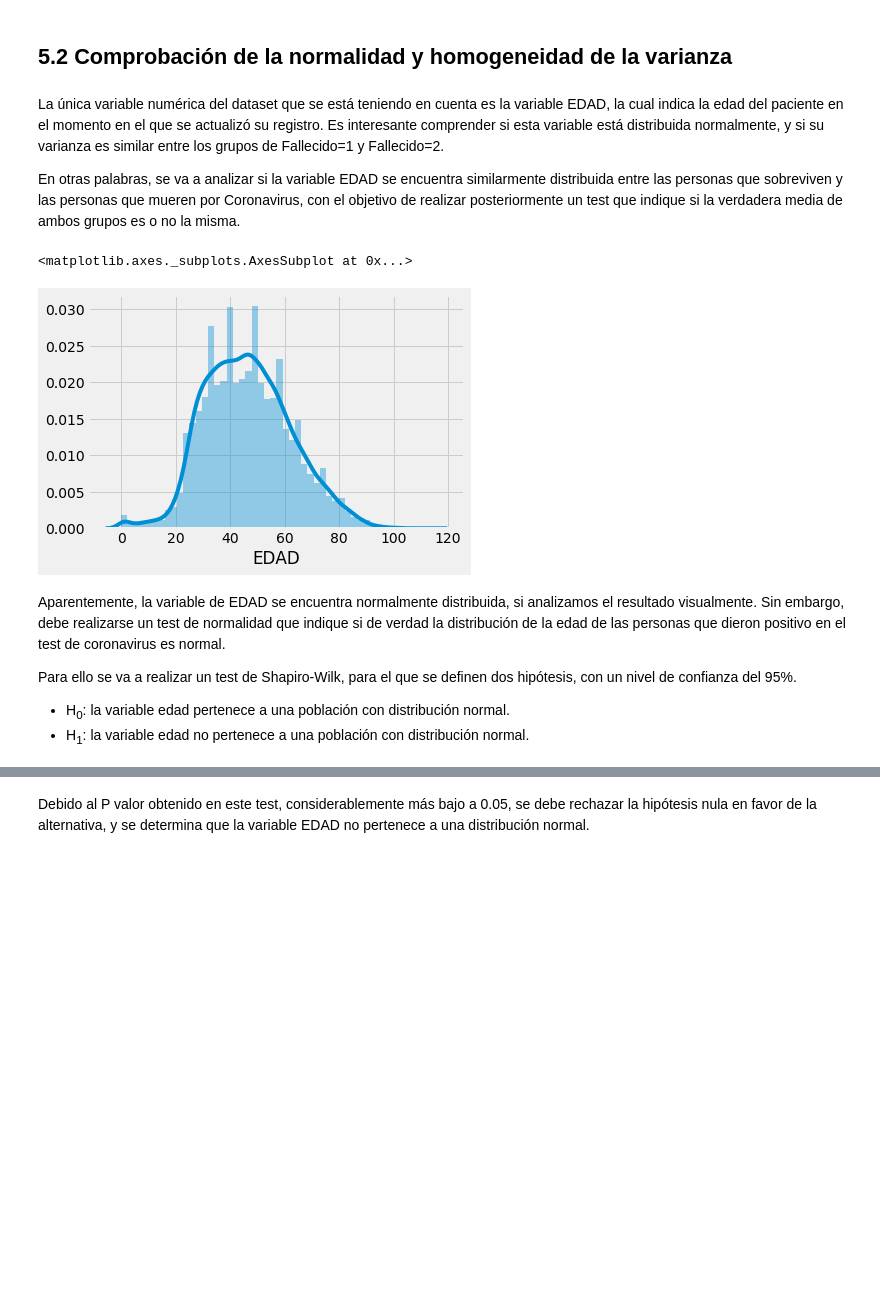
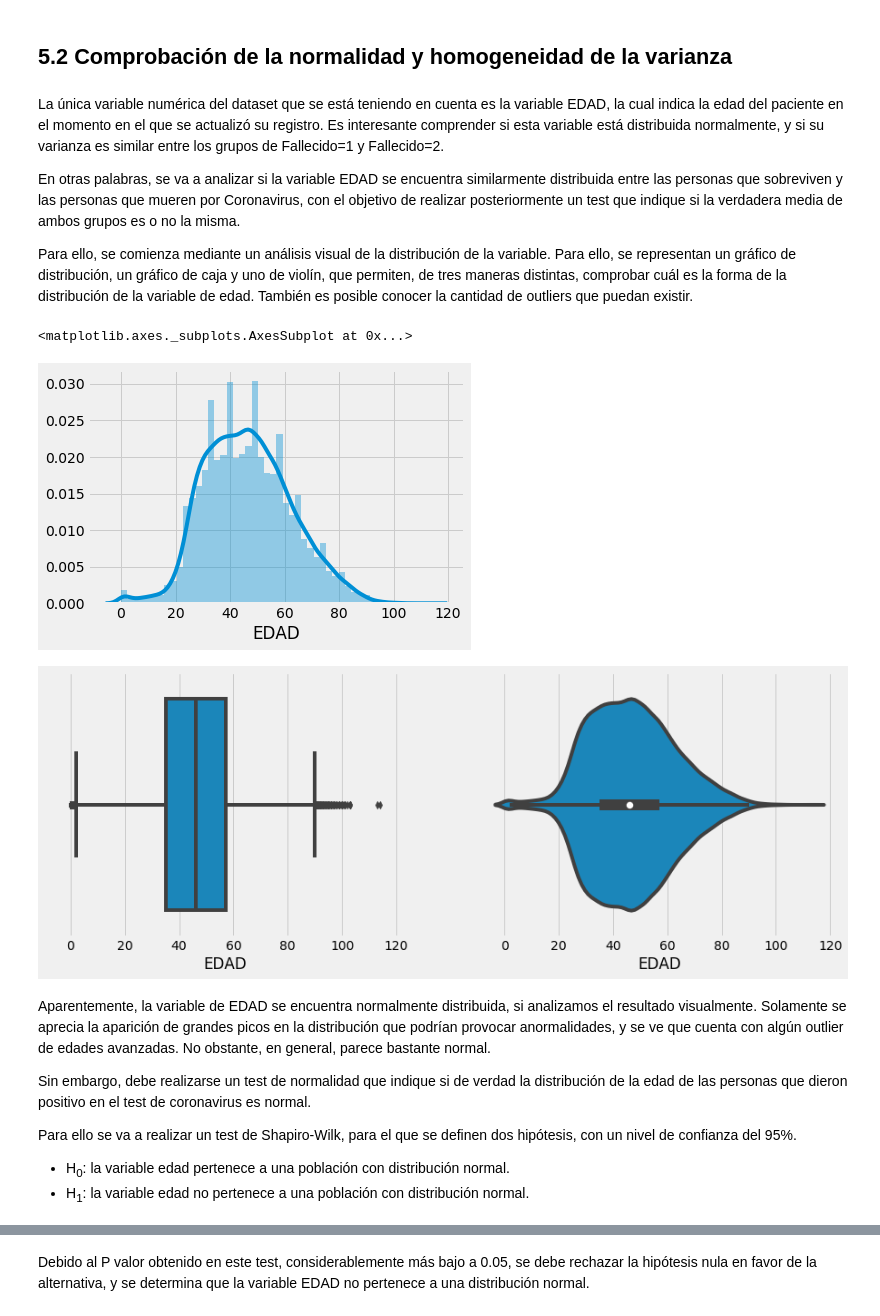
Before and after one commit to guille-arguello/covid19-mex-analysis, a Jupyter notebook: covid19-mex-analysis.ipynb, the cells around one changed output, grey strips where cells are left out. Drawn from its saved outputs; the diff is of its cells as text; code cells hidden in the pictures; blank space fills up the shorter version.

```diff
--- a/covid19-mex-analysis.ipynb
+++ b/covid19-mex-analysis.ipynb
@@ -695,13 +695,21 @@ data_analisis = data[['Fallecido','NEUMONIA','DIABETES','EDAD','HIPERTENSION','O
 La única variable numérica del dataset que se está teniendo en cuenta es la variable EDAD, la cual indica la edad del paciente en el momento en el que se actualizó su registro. Es interesante comprender si esta variable está distribuida normalmente, y si su varianza es similar entre los grupos de Fallecido=1 y Fallecido=2.
 
 En otras palabras, se va a analizar si la variable EDAD se encuentra similarmente distribuida entre las personas que sobreviven y las personas que mueren por Coronavirus, con el objetivo de realizar posteriormente un test que indique si la verdadera media de ambos grupos es o no la misma.
+
+Para ello, se comienza mediante un análisis visual de la distribución de la variable. Para ello, se representan un gráfico de distribución, un gráfico de caja y uno de violín, que permiten, de tres maneras distintas, comprobar cuál es la forma de la distribución de la variable de edad. También es posible conocer la cantidad de outliers que puedan existir.
-# %%
-sns.distplot(data_analisis['EDAD'])
-# %% [output]
-<matplotlib.axes._subplots.AxesSubplot at 0x...>
-[figure, removed]
+# %%
+sns.distplot(data_analisis['EDAD'])
+fig, axs = plt.subplots(1, 2, figsize=(14, 5), sharex=True)
+sns.boxplot(data_analisis['EDAD'], ax=axs[0])
+sns.violinplot(data_analisis['EDAD'], ax=axs[1])
+# %% [output]
+<matplotlib.axes._subplots.AxesSubplot at 0x...>
+[figure, added]
+[figure, added]
 # %% [markdown]
-Aparentemente, la variable de EDAD se encuentra normalmente distribuida, si analizamos el resultado visualmente. Sin embargo, debe realizarse un test de normalidad que indique si de verdad la distribución de la edad de las personas que dieron positivo en el test de coronavirus es normal.
+Aparentemente, la variable de EDAD se encuentra normalmente distribuida, si analizamos el resultado visualmente. Solamente se aprecia la aparición de grandes picos en la distribución que podrían provocar anormalidades, y se ve que cuenta con algún outlier de edades avanzadas. No obstante, en general, parece bastante normal.
+
+Sin embargo, debe realizarse un test de normalidad que indique si de verdad la distribución de la edad de las personas que dieron positivo en el test de coronavirus es normal.
 
 Para ello se va a realizar un test de Shapiro-Wilk, para el que se definen dos hipótesis, con un nivel de confianza del 95%.
 * H<sub>0</sub>: la variable edad pertenece a una población con distribución normal.
```
Also changed, not shown: parts of 36 cells of this notebook, 2 other files.
